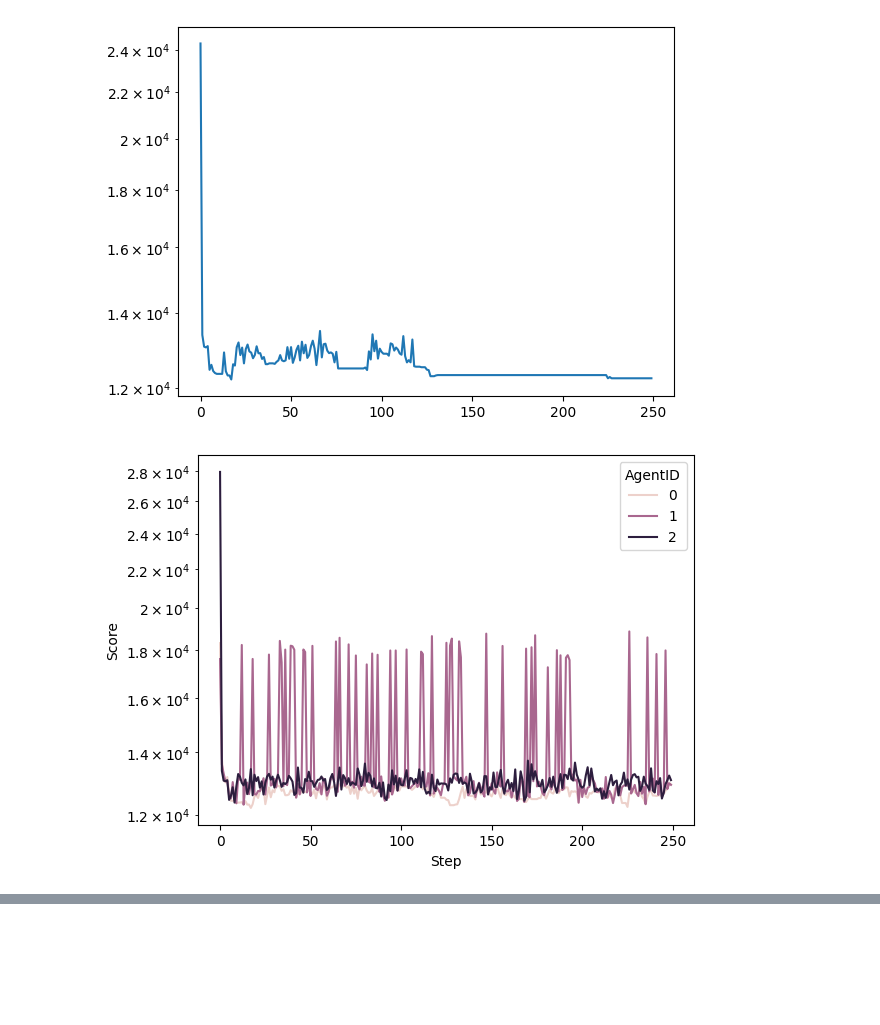
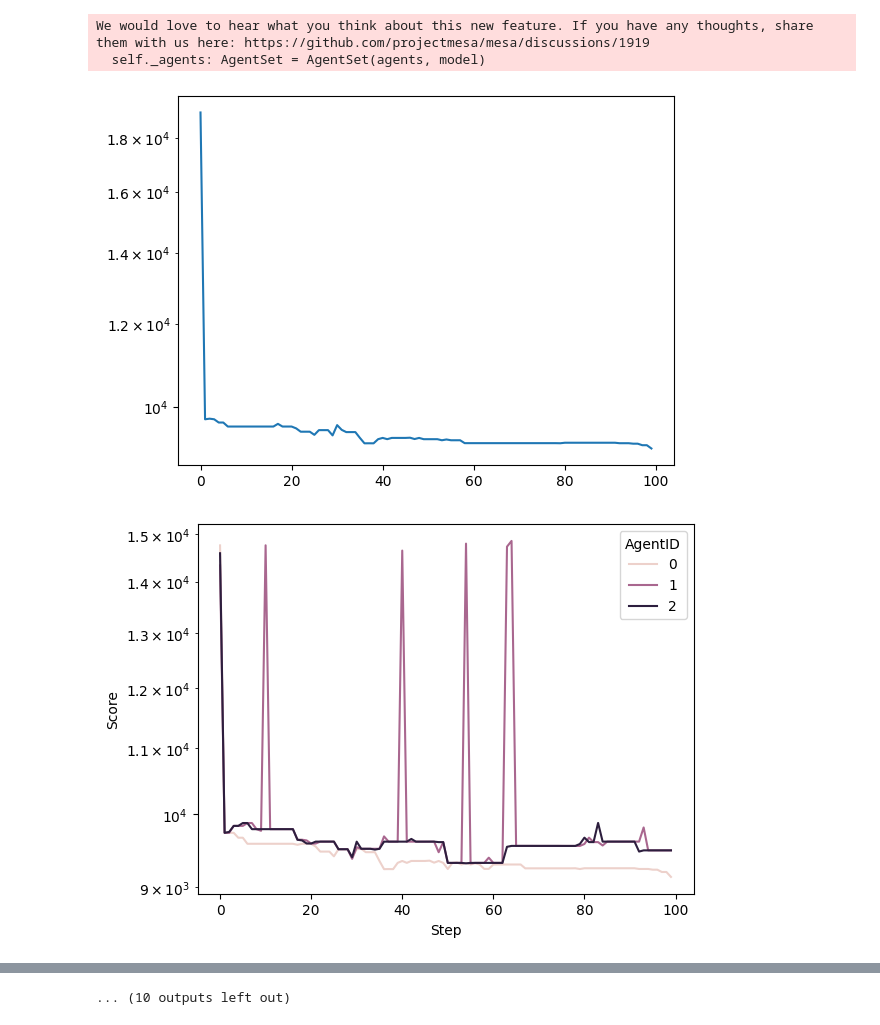
Before and after one commit to JulesVoyer/ICO_Fil_rouge, a Jupyter notebook: SMA_notebook.ipynb, the cells around one changed output, grey strips where cells are left out. Drawn from its saved outputs; the diff is of its cells as text; code cells hidden in the pictures; blank space fills up the shorter version.

Commit message:
étude sur l'effet de l'entrainement Qlearning

```diff
--- a/SMA_notebook.ipynb
+++ b/SMA_notebook.ipynb
@@ -7,59 +7,64 @@ import seaborn as sns
 import matplotlib.pyplot as plt
 import pandas as pd
 
-customers = [Client(i, *row) for i, row in enumerate(rd.sample(customers, 70))]
+customers = [Client(i, *row) for i, row in enumerate(rd.sample(customers, 50))]
 
 result_df = pd.DataFrame()
 # %%
 
 
 cout_vehicule = rd.uniform(0, 100)
 
 gen_pop_size = rd.randint(4, 15)
 Pcross = rd.uniform(0,1)
 Pmut = rd.uniform(0,1)
 
 rs_pop_size = rd.randint(4, 15)
 t0 = rd.uniform(0,100)
 cooling = rd.uniform(0, 0.001)
 nb_iter = rd.randint(5,10)
 
 tabou_pop_size = rd.randint(4, 15)
 tabou_size = 3*len(customers)*(len(customers) -1)/4
 tabou_neighbors = rd.randint(5,10)
 
 
 
 sma = SMAVRP(customers, depots[0], vehicle_weight, cout_vehicule, Pmut)
 
 sma.add_agent(GeneticAgent(0,sma, 100, 0.8))
 sma.add_agent(RSAgent(1, sma, rs_pop_size, t0, cooling))
 sma.add_agent(TabouAgent(2, sma, tabou_pop_size, tabou_size, tabou_neighbors))
 
+for k in trange (10):
+    for i in trange(100, leave = False):
+        sma.step()
 
-for i in trange(250):
-    sma.step()
+    sma.datacollector.get_model_vars_dataframe().best_solution.plot(kind="line")
+    plt.yscale('log')
 
-sma.datacollector.get_model_vars_dataframe().best_solution.plot(kind="line")
-plt.yscale('log')
+    plt.figure()
+    sns.lineplot(data =sma.datacollector.get_agent_vars_dataframe(), x = "Step", y = "Score", hue = "AgentID")
+    plt.yscale('log')
+    plt.figure()
 
-plt.figure()
-sns.lineplot(data =sma.datacollector.get_agent_vars_dataframe(), x = "Step", y = "Score", hue = "AgentID")
-plt.yscale('log')
-
-result_df = pd.concat([result_df, pd.DataFrame({
-    'gen_pop_size' : [gen_pop_size],
-    'Pcross' : [Pcross],
-    'Pmut' : [Pmut],
-    'rs_pop_size' : [rs_pop_size],
-    't0' : [t0],
-    'cooling' : [cooling],
-    'tabou_pop_size' : [tabou_pop_size],
-    'tabou_size' : [tabou_size],
-    'tabou_neighbors' : [tabou_neighbors],
-    'best_solution_reached_at' : [sma.datacollector.get_model_vars_dataframe().best_solution.argmin()],
-    'best_solution' : [sma.datacollector.get_model_vars_dataframe().best_solution.min()]
-    })], ignore_index=True).reset_index(drop=True)
+    result_df = pd.concat([result_df, pd.DataFrame({
+        'gen_pop_size' : [gen_pop_size],
+        'Pcross' : [Pcross],
+        'Pmut' : [Pmut],
+        'rs_pop_size' : [rs_pop_size],
+        't0' : [t0],
+        'cooling' : [cooling],
+        'tabou_pop_size' : [tabou_pop_size],
+        'tabou_size' : [tabou_size],
+        'tabou_neighbors' : [tabou_neighbors],
+        'Qlearning_iteration':[k],
+        'best_solution_reached_at' : [sma.datacollector.get_model_vars_dataframe().best_solution.argmin()],
+        'best_solution' : [sma.datacollector.get_model_vars_dataframe().best_solution.min()]
+        })], ignore_index=True).reset_index(drop=True)
+    sma.reset()
 # %% [output]
+We would love to hear what you think about this new feature. If you have any thoughts, share them with us here: https://github.com/projectmesa/mesa/discussions/1919
+  self._agents: AgentSet = AgentSet(agents, model)
-[figure, old version]
+[figure, new version]
-[figure, old version]
+[figure, new version]
@@ -65,0 +80 @@ result_df = pd.concat([result_df, pd.DataFrame({
+... (10 outputs left out)
```
Also changed, not shown: parts of 6 cells of this notebook, 1 other file.
